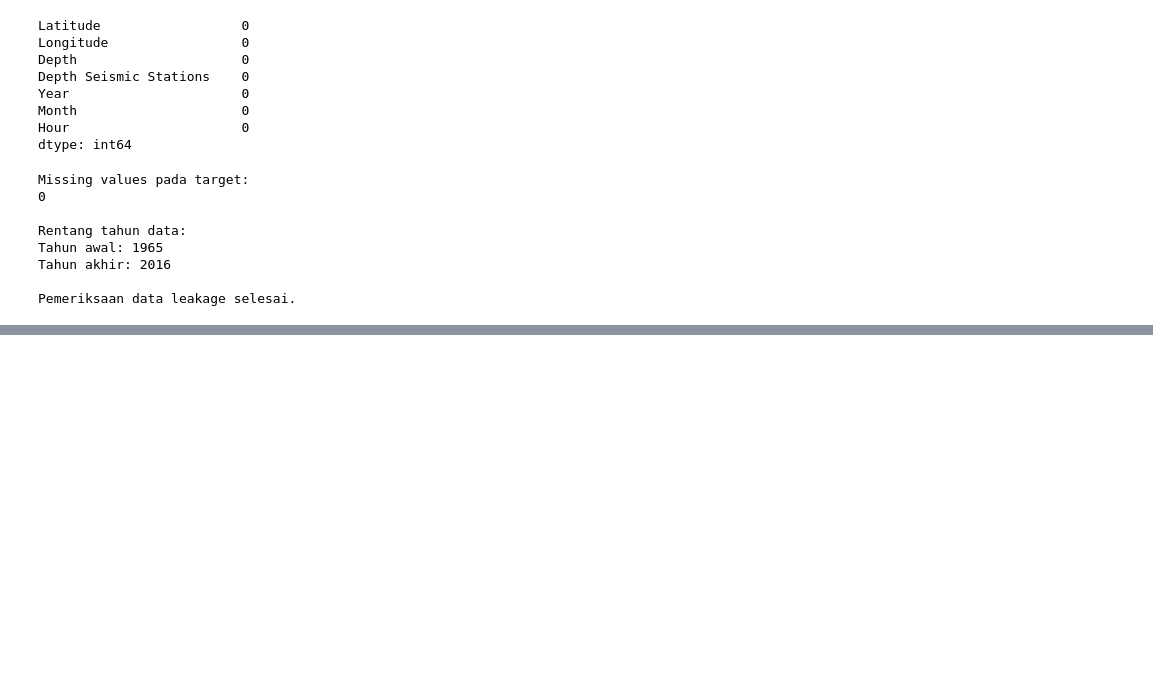
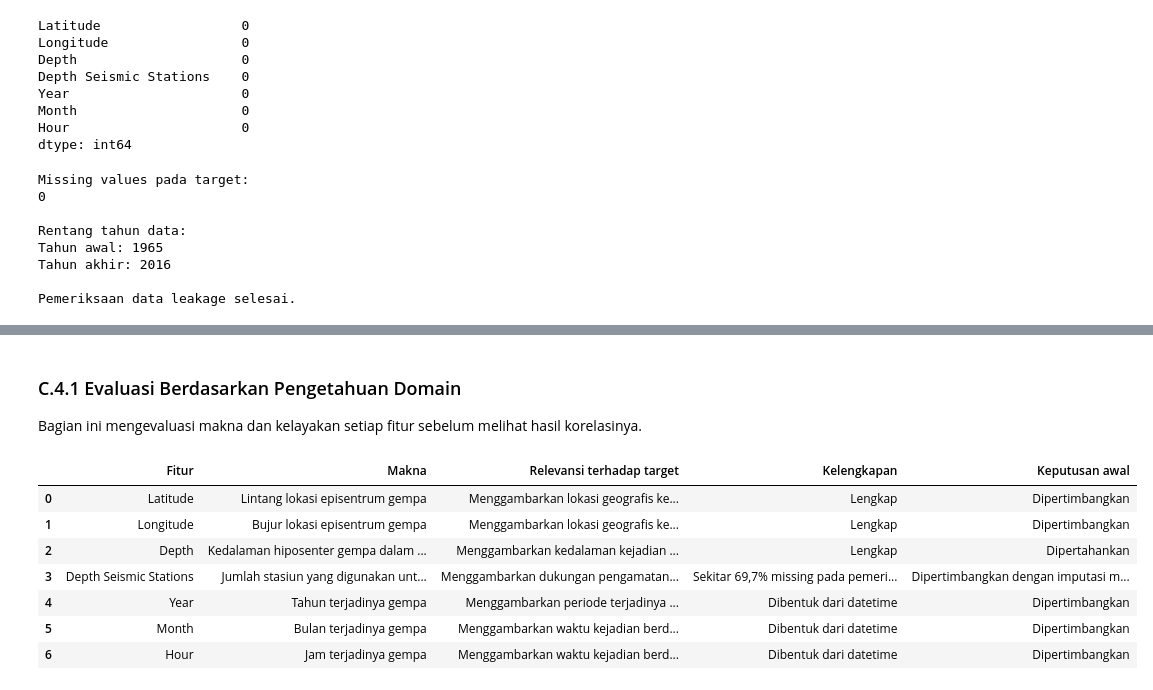
Before and after one commit to Marseng10/Data-Scince_Project, a Jupyter notebook: Analisis Pola dan PrediksiMagnitudoGempaBumi.ipynb, the cells around one changed output, grey strips where cells are left out. Drawn from its saved outputs; the diff is of its cells as text; code cells hidden in the pictures; blank space fills up the shorter version.

```diff
--- a/Analisis Pola dan PrediksiMagnitudoGempaBumi.ipynb
+++ b/Analisis Pola dan PrediksiMagnitudoGempaBumi.ipynb
@@ -1334,0 +1306,65 @@ Jelaskan metode korelasi yang digunakan, hubungan fitur dengan Magnitude, serta
+# %% [markdown]
+### C.4.1 Evaluasi Berdasarkan Pengetahuan Domain
+
+Bagian ini mengevaluasi makna dan kelayakan setiap fitur sebelum melihat hasil korelasinya.
+# %%
+# C.4.1 Evaluasi Berdasarkan Pengetahuan Domain
+
+evaluasi_fitur = {
+    "Fitur": [
+        "Latitude",
+        "Longitude",
+        "Depth",
+        "Depth Seismic Stations",
+        "Year",
+        "Month",
+        "Hour"
+    ],
+    "Makna": [
+        "Lintang lokasi episentrum gempa",
+        "Bujur lokasi episentrum gempa",
+        "Kedalaman hiposenter gempa dalam kilometer",
+        "Jumlah stasiun yang digunakan untuk menentukan kedalaman",
+        "Tahun terjadinya gempa",
+        "Bulan terjadinya gempa",
+        "Jam terjadinya gempa"
+    ],
+    "Relevansi terhadap target": [
+        "Menggambarkan lokasi geografis kejadian gempa",
+        "Menggambarkan lokasi geografis kejadian gempa",
+        "Menggambarkan kedalaman kejadian gempa",
+        "Menggambarkan dukungan pengamatan dalam penentuan kedalaman",
+        "Menggambarkan periode terjadinya gempa",
+        "Menggambarkan waktu kejadian berdasarkan bulan",
+        "Menggambarkan waktu kejadian berdasarkan jam"
+    ],
+    "Kelengkapan": [
+        "Lengkap",
+        "Lengkap",
+        "Lengkap",
+        "Sekitar 69,7% missing pada pemeriksaan awal",
+        "Dibentuk dari datetime",
+        "Dibentuk dari datetime",
+        "Dibentuk dari datetime"
+    ],
+    "Keputusan awal": [
+        "Dipertimbangkan",
+        "Dipertimbangkan",
+        "Dipertahankan",
+        "Dipertimbangkan dengan imputasi median",
+        "Dipertimbangkan",
+        "Dipertimbangkan",
+        "Dipertimbangkan"
+    ]
+}
+
+display(pd.DataFrame(evaluasi_fitur))
+# %% [output]
+|  | Fitur | Makna | Relevansi terhadap target | Kelengkapan | Keputusan awal |
+| 0 | Latitude | Lintang lokasi episentrum gempa | Menggambarkan lokasi geografis ke... | Lengkap | Dipertimbangkan |
+| 1 | Longitude | Bujur lokasi episentrum gempa | Menggambarkan lokasi geografis ke... | Lengkap | Dipertimbangkan |
+| 2 | Depth | Kedalaman hiposenter gempa dalam ... | Menggambarkan kedalaman kejadian ... | Lengkap | Dipertahankan |
+| 3 | Depth Seismic Stations | Jumlah stasiun yang digunakan unt... | Menggambarkan dukungan pengamatan... | Sekitar 69,7% missing pada pemeri... | Dipertimbangkan dengan imputasi m... |
+| 4 | Year | Tahun terjadinya gempa | Menggambarkan periode terjadinya ... | Dibentuk dari datetime | Dipertimbangkan |
+| 5 | Month | Bulan terjadinya gempa | Menggambarkan waktu kejadian berd... | Dibentuk dari datetime | Dipertimbangkan |
+| 6 | Hour | Jam terjadinya gempa | Menggambarkan waktu kejadian berd... | Dibentuk dari datetime | Dipertimbangkan |
```
Also changed, not shown: parts of 11 cells of this notebook, 3 other files.
